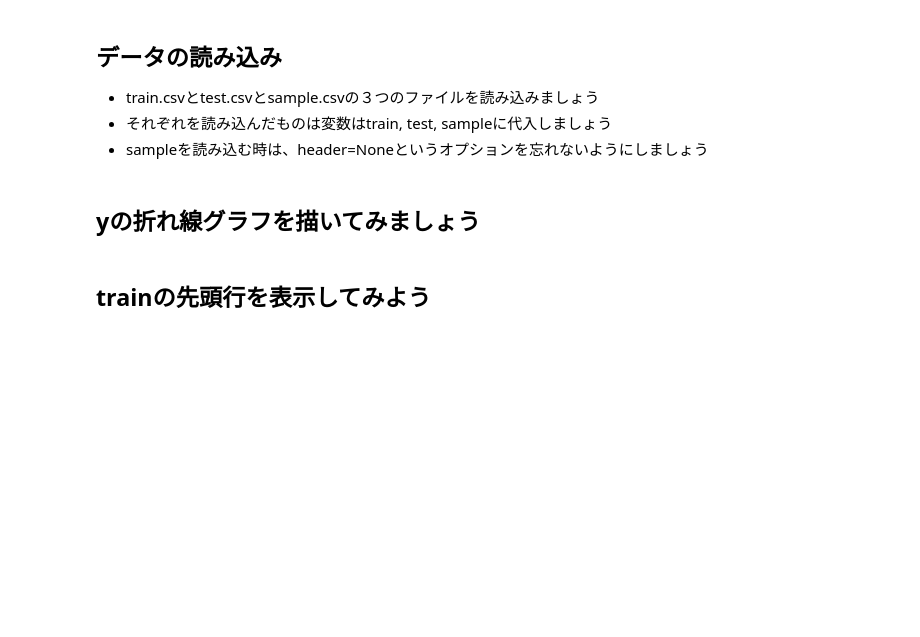
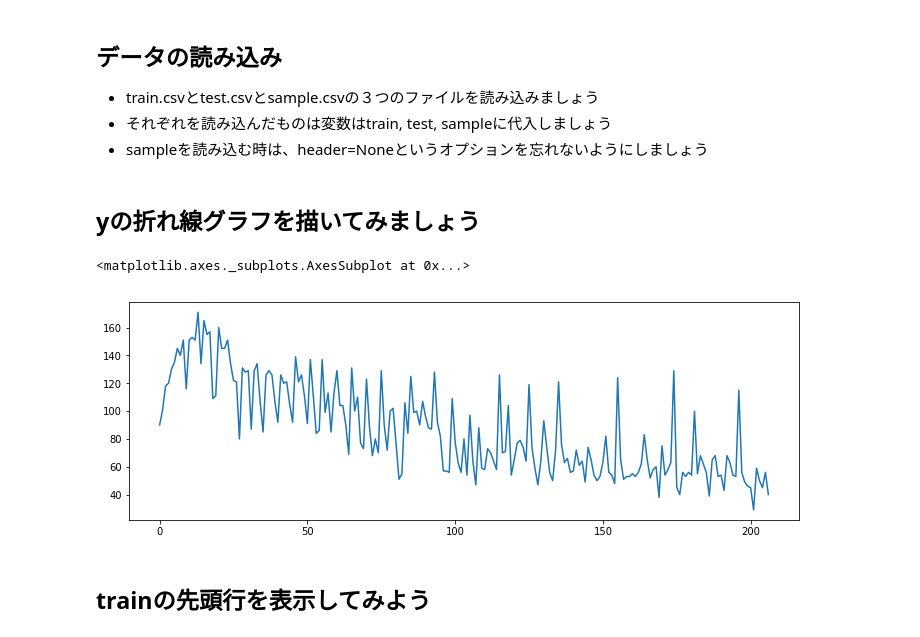
Before and after one commit to nephneph/bento, a Jupyter notebook: Section5_3.ipynb, the cells around one changed output. Saved outputs shown, nothing was run; the diff lists cells and outputs as text; code cells hidden in the pictures; blank space fills up the shorter version.

```diff
--- a/Section5_3.ipynb
+++ b/Section5_3.ipynb
@@ -7,7 +13,16 @@
 - train.csvとtest.csvとsample.csvの３つのファイルを読み込みましょう
 - それぞれを読み込んだものは変数はtrain, test, sampleに代入しましょう
 - sampleを読み込む時は、header=Noneというオプションを忘れないようにしましょう
+# %%
+train = pd.read_csv("train.csv")
+test = pd.read_csv("test.csv")
+sample = pd.read_csv("sample.csv",header=None)
 # %% [markdown]
 ## yの折れ線グラフを描いてみましょう
+# %%
+train["y"].plot(figsize=(12,4))
+# %% [output]
+<matplotlib.axes._subplots.AxesSubplot at 0x...>
+[figure, added]
 # %% [markdown]
 ## trainの先頭行を表示してみよう
```
Also changed, not shown: parts of 33 cells of this notebook, 4 other files.
